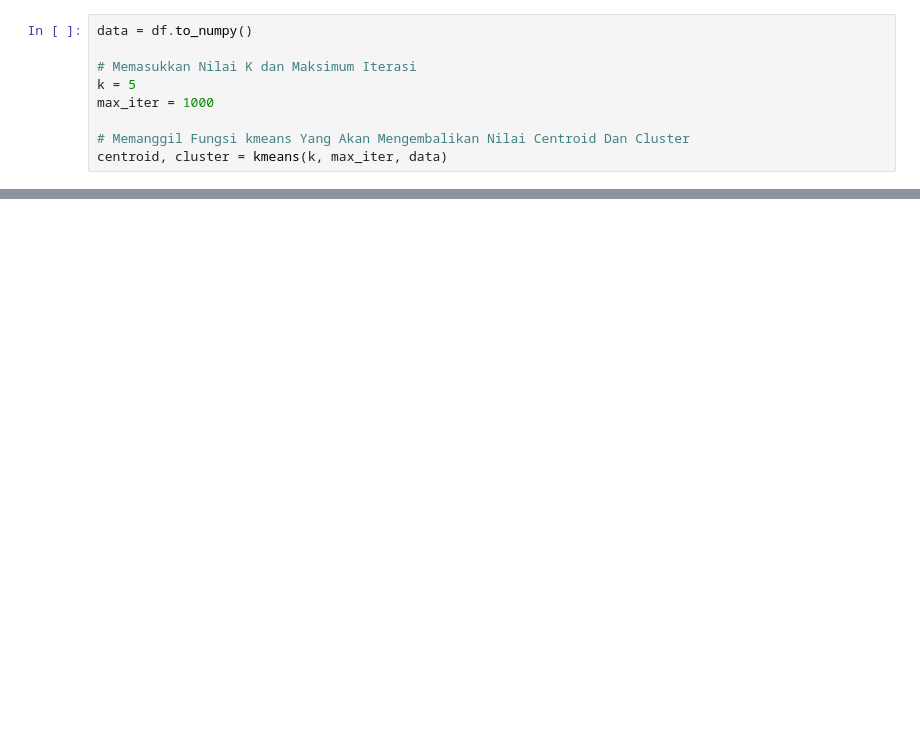
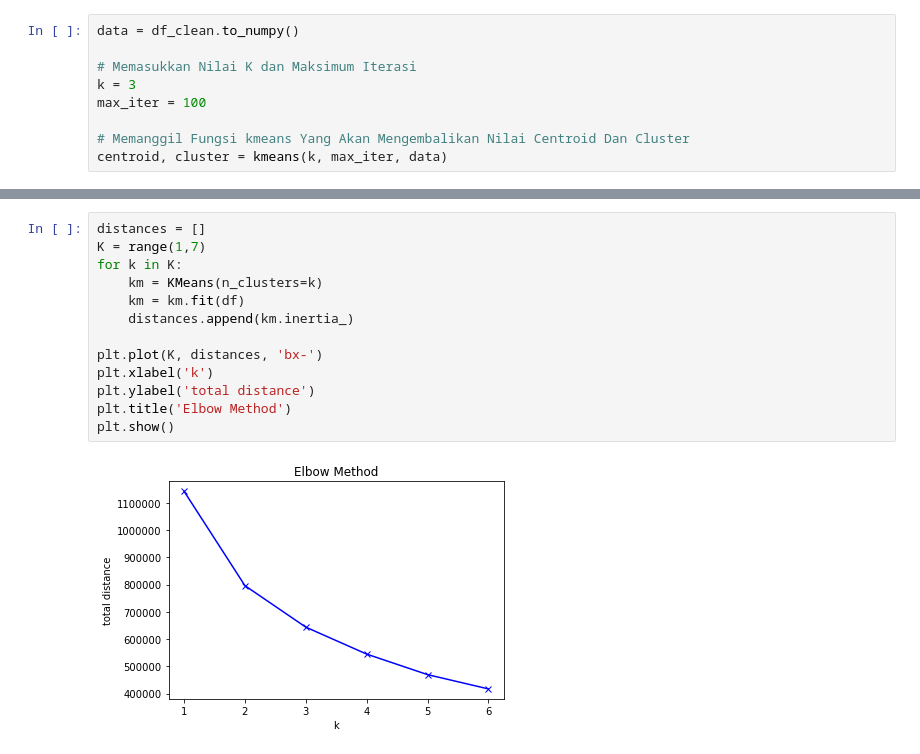
Before and after one commit to krobus00/Tugas-1-Pembelajaran-Mesin-Clustering, a Jupyter notebook: KmeansClustering.ipynb, the cells around one changed output, grey strips where cells are left out. Cells and saved outputs as stored; diff of their text form; blank space fills up the shorter version.

Commit message:
KMEANS CLUSTERING

```diff
--- a/KmeansClustering.ipynb
+++ b/KmeansClustering.ipynb
@@ -61,9 +75,9 @@ def kmeans(k, max_iter, df):
 # %%
-data = df.to_numpy()
+data = df_clean.to_numpy()
 
 # Memasukkan Nilai K dan Maksimum Iterasi
-k = 5
-max_iter = 1000
+k = 3
+max_iter = 100
 
 # Memanggil Fungsi kmeans Yang Akan Mengembalikan Nilai Centroid Dan Cluster
 centroid, cluster = kmeans(k, max_iter, data)
@@ -69,0 +161,15 @@ centroid, cluster = kmeans(k, max_iter, data)
+# %%
+distances = []
+K = range(1,7)
+for k in K:
+    km = KMeans(n_clusters=k)
+    km = km.fit(df)
+    distances.append(km.inertia_)
+
+plt.plot(K, distances, 'bx-')
+plt.xlabel('k')
+plt.ylabel('total distance')
+plt.title('Elbow Method')
+plt.show()
+# %% [output]
+[figure, added]
```
Also changed, not shown: parts of 12 cells of this notebook, 1 other file.
